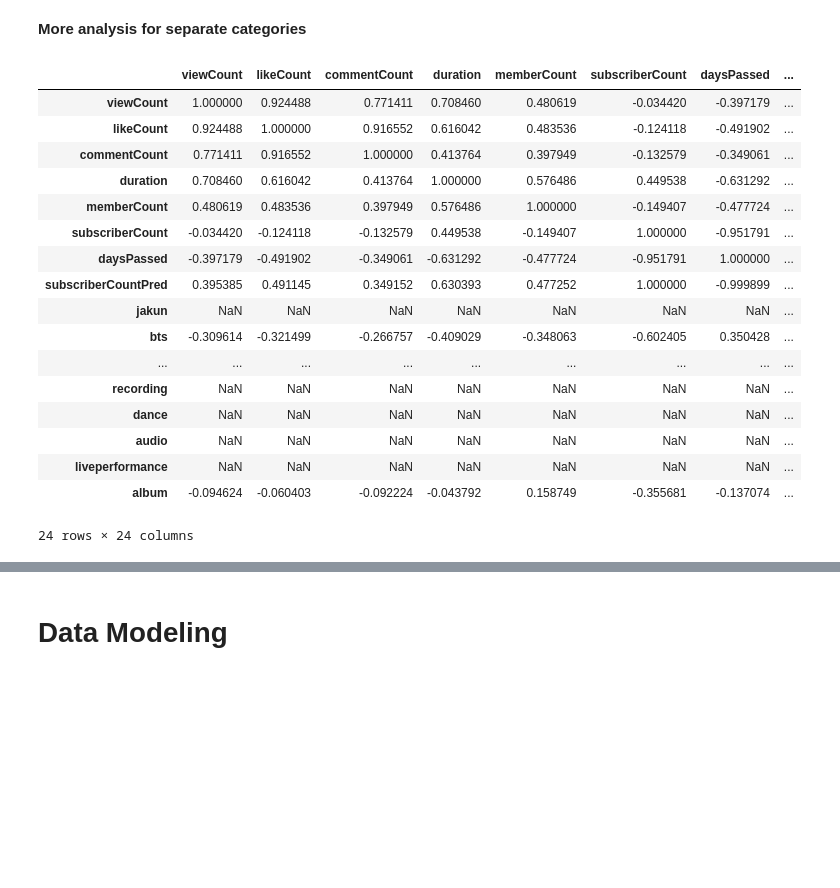
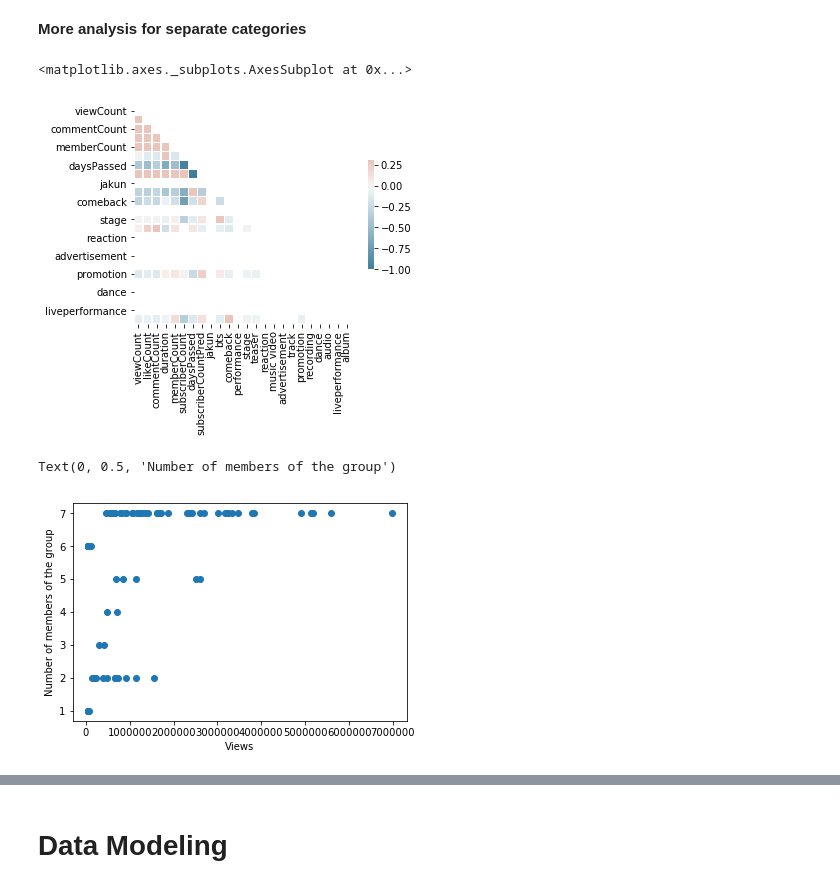
Before and after one commit to clara8043/kpop_youtube_views, a Jupyter notebook: views_analysis_modelling.ipynb, the cells around one changed output, grey strips where cells are left out. Cells and saved outputs as stored; diff of their text form; code cells hidden in the pictures; blank space fills up the shorter version.

```diff
--- a/views_analysis_modelling.ipynb
+++ b/views_analysis_modelling.ipynb
@@ -346,23 +346,21 @@ The issue that arises from this is if the views of a video is more reliant on th
 **More analysis for separate categories**
 # %%
 df_j = df[df['jakun']==1]
-df_j.corr()
+corr = df_j.corr()
+import seaborn as sns
+mask = np.triu(np.ones_like(corr, dtype=bool))
+cmap = sns.diverging_palette(230, 20, as_cmap=True)
+sns.heatmap(corr, mask=mask, cmap=cmap, vmax=.3, center=0,
+            square=True, linewidths=.5, cbar_kws={"shrink": .5})
 # %% [output]
-|  | viewCount | likeCount | commentCount | duration | memberCount | subscriberCount | daysPassed | ... |
-| viewCount | 1.000000 | 0.924488 | 0.771411 | 0.708460 | 0.480619 | -0.034420 | -0.397179 | ... |
-| likeCount | 0.924488 | 1.000000 | 0.916552 | 0.616042 | 0.483536 | -0.124118 | -0.491902 | ... |
-| commentCount | 0.771411 | 0.916552 | 1.000000 | 0.413764 | 0.397949 | -0.132579 | -0.349061 | ... |
-| duration | 0.708460 | 0.616042 | 0.413764 | 1.000000 | 0.576486 | 0.449538 | -0.631292 | ... |
-| memberCount | 0.480619 | 0.483536 | 0.397949 | 0.576486 | 1.000000 | -0.149407 | -0.477724 | ... |
-| subscriberCount | -0.034420 | -0.124118 | -0.132579 | 0.449538 | -0.149407 | 1.000000 | -0.951791 | ... |
-| daysPassed | -0.397179 | -0.491902 | -0.349061 | -0.631292 | -0.477724 | -0.951791 | 1.000000 | ... |
-| subscriberCountPred | 0.395385 | 0.491145 | 0.349152 | 0.630393 | 0.477252 | 1.000000 | -0.999899 | ... |
-| jakun | NaN | NaN | NaN | NaN | NaN | NaN | NaN | ... |
-| bts | -0.309614 | -0.321499 | -0.266757 | -0.409029 | -0.348063 | -0.602405 | 0.350428 | ... |
-| ... | ... | ... | ... | ... | ... | ... | ... | ... |
-| recording | NaN | NaN | NaN | NaN | NaN | NaN | NaN | ... |
-| dance | NaN | NaN | NaN | NaN | NaN | NaN | NaN | ... |
-| audio | NaN | NaN | NaN | NaN | NaN | NaN | NaN | ... |
-| liveperformance | NaN | NaN | NaN | NaN | NaN | NaN | NaN | ... |
-| album | -0.094624 | -0.060403 | -0.092224 | -0.043792 | 0.158749 | -0.355681 | -0.137074 | ... |
-24 rows × 24 columns
+<matplotlib.axes._subplots.AxesSubplot at 0x...>
+[figure, added]
+# %%
+df_j=df_j.drop(['title'],axis=1)
+df_j
+plt.plot(df_j['viewCount'],df_j["memberCount"],'o')
+plt.xlabel("Views")
+plt.ylabel("Number of members of the group")
+# %% [output]
+Text(0, 0.5, 'Number of members of the group')
+[figure, added]
```
Also changed, not shown: parts of 15 cells of this notebook.
